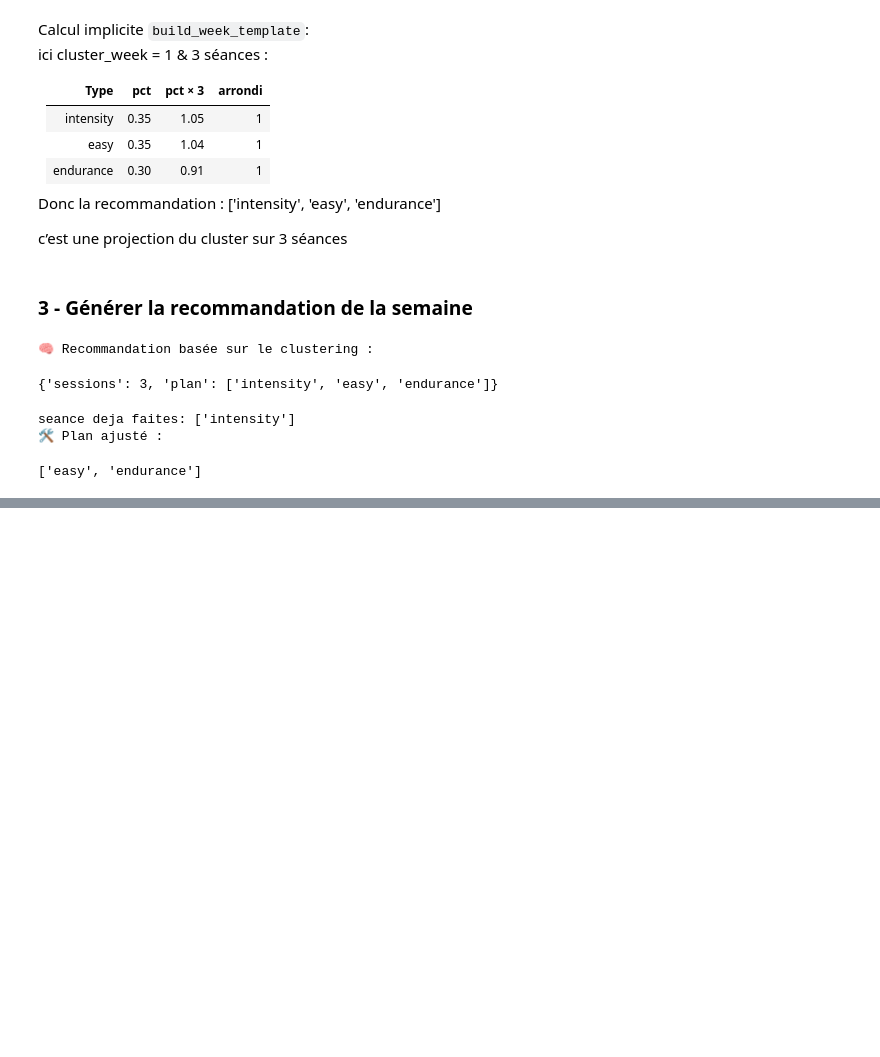
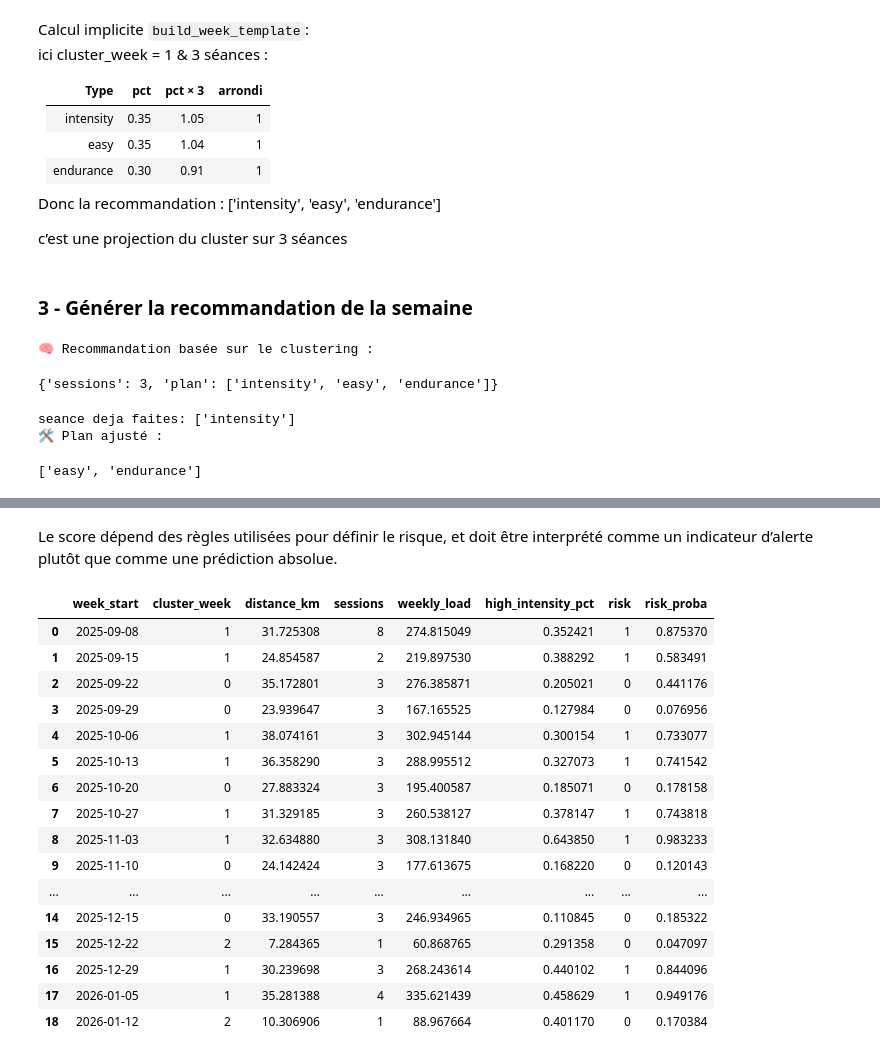
Before and after one commit to albanecoiffe/health-data-coach, a Jupyter notebook: HealthCoachBackend/notebook.ipynb, the cells around one changed output, grey strips where cells are left out. Saved outputs shown, nothing was run; the diff lists cells and outputs as text; code cells hidden in the pictures; blank space fills up the shorter version.

```diff
--- a/HealthCoachBackend/notebook.ipynb
+++ b/HealthCoachBackend/notebook.ipynb
@@ -1088,0 +1219,35 @@ seance deja faites: ['intensity']
+# %% [markdown]
+Le score dépend des règles utilisées pour définir le risque, et doit être interprété comme un indicateur d’alerte plutôt que comme une prédiction absolue.
+# %%
+df_ml_view = df_ml[
+    [
+        "week_start",
+        "cluster_week",
+        "distance_km",
+        "sessions",
+        "weekly_load",
+        "high_intensity_pct",
+        "risk",
+        "risk_proba",
+    ]
+].sort_values("week_start")
+
+df_ml_view
+# %% [output]
+|  | week_start | cluster_week | distance_km | sessions | weekly_load | high_intensity_pct | risk | risk_proba |
+| 0 | 2025-09-08 | 1 | 31.725308 | 8 | 274.815049 | 0.352421 | 1 | 0.875370 |
+| 1 | 2025-09-15 | 1 | 24.854587 | 2 | 219.897530 | 0.388292 | 1 | 0.583491 |
+| 2 | 2025-09-22 | 0 | 35.172801 | 3 | 276.385871 | 0.205021 | 0 | 0.441176 |
+| 3 | 2025-09-29 | 0 | 23.939647 | 3 | 167.165525 | 0.127984 | 0 | 0.076956 |
+| 4 | 2025-10-06 | 1 | 38.074161 | 3 | 302.945144 | 0.300154 | 1 | 0.733077 |
+| 5 | 2025-10-13 | 1 | 36.358290 | 3 | 288.995512 | 0.327073 | 1 | 0.741542 |
+| 6 | 2025-10-20 | 0 | 27.883324 | 3 | 195.400587 | 0.185071 | 0 | 0.178158 |
+| 7 | 2025-10-27 | 1 | 31.329185 | 3 | 260.538127 | 0.378147 | 1 | 0.743818 |
+| 8 | 2025-11-03 | 1 | 32.634880 | 3 | 308.131840 | 0.643850 | 1 | 0.983233 |
+| 9 | 2025-11-10 | 0 | 24.142424 | 3 | 177.613675 | 0.168220 | 0 | 0.120143 |
+| ... | ... | ... | ... | ... | ... | ... | ... | ... |
+| 14 | 2025-12-15 | 0 | 33.190557 | 3 | 246.934965 | 0.110845 | 0 | 0.185322 |
+| 15 | 2025-12-22 | 2 | 7.284365 | 1 | 60.868765 | 0.291358 | 0 | 0.047097 |
+| 16 | 2025-12-29 | 1 | 30.239698 | 3 | 268.243614 | 0.440102 | 1 | 0.844096 |
+| 17 | 2026-01-05 | 1 | 35.281388 | 4 | 335.621439 | 0.458629 | 1 | 0.949176 |
+| 18 | 2026-01-12 | 2 | 10.306906 | 1 | 88.967664 | 0.401170 | 0 | 0.170384 |
```
Also changed, not shown: parts of 18 cells of this notebook.
